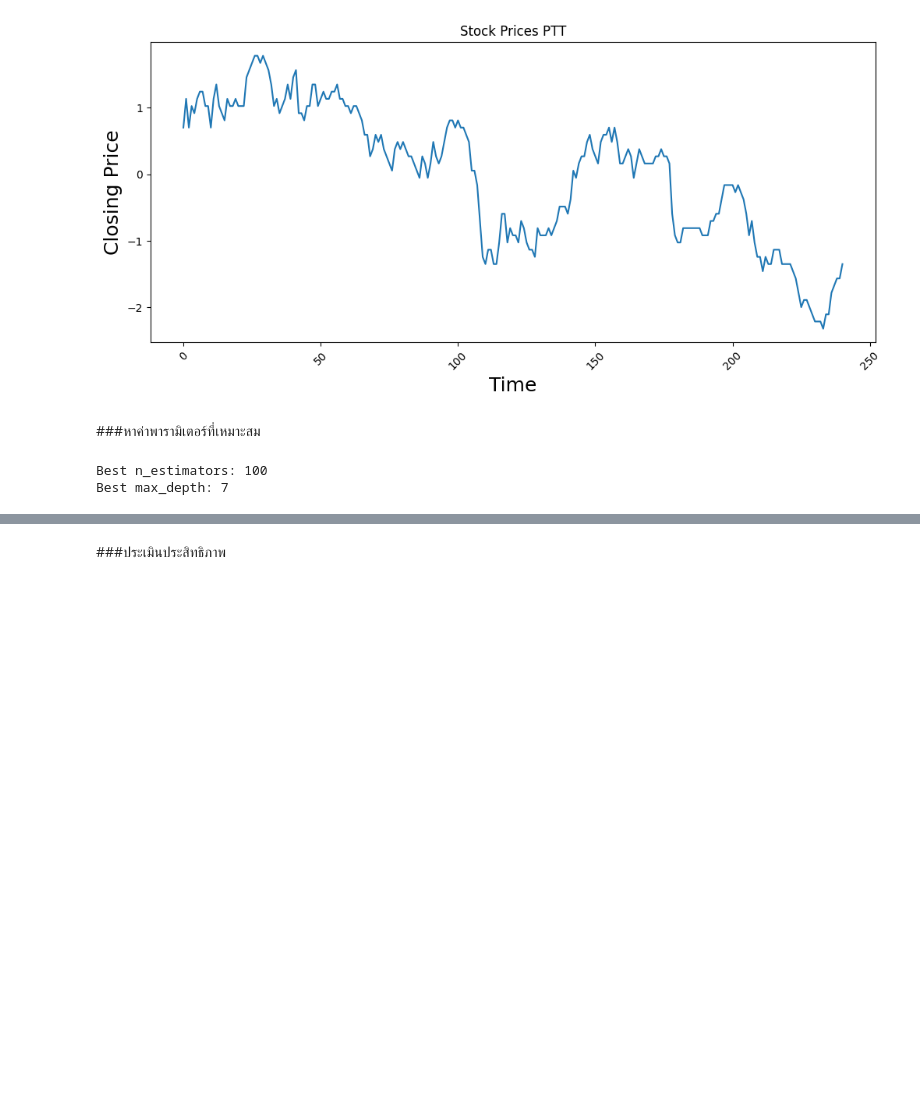
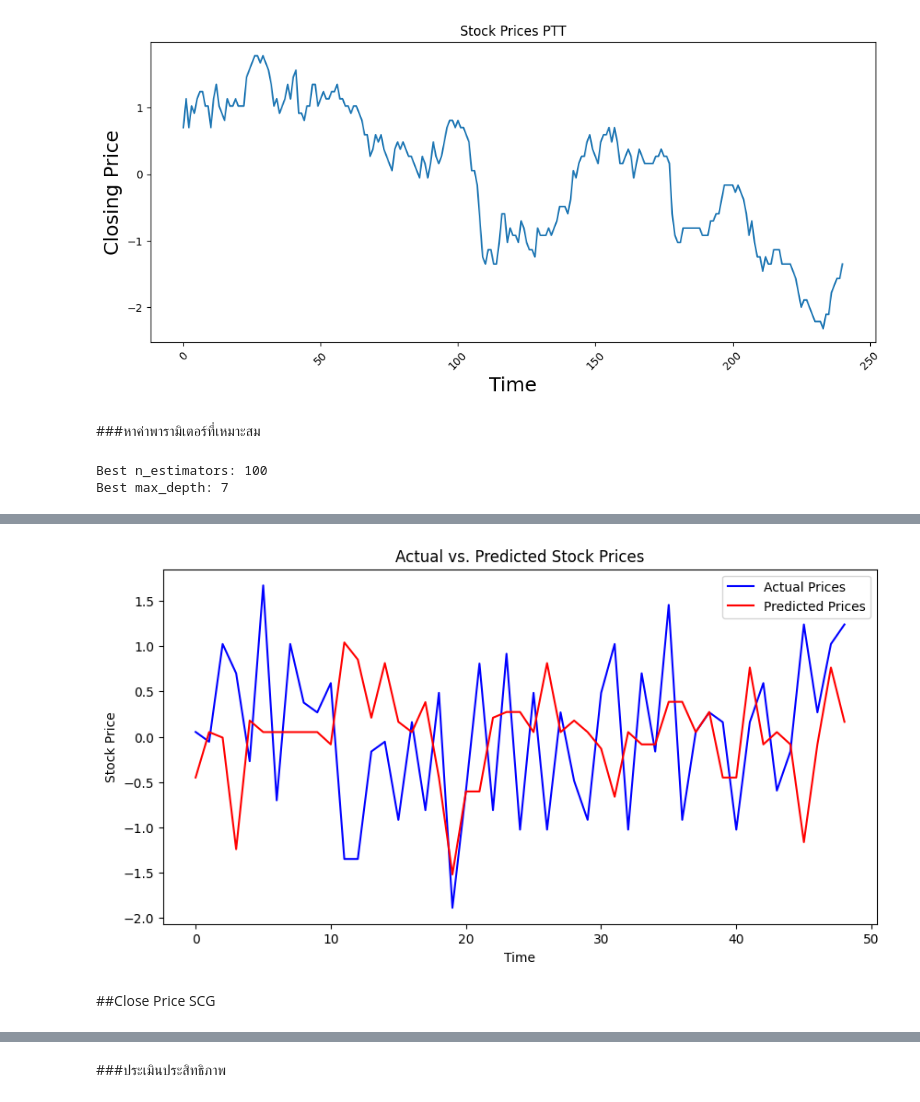
Before and after one commit to SAPUII/Project, a Jupyter notebook: Stock_Price_Forecasting_Model.ipynb, the cells around one changed output, grey strips where cells are left out. Drawn from its saved outputs; the diff is of its cells as text; code cells hidden in the pictures; blank space fills up the shorter version.

```diff
--- a/Stock_Price_Forecasting_Model.ipynb
+++ b/Stock_Price_Forecasting_Model.ipynb
@@ -668,0 +943,24 @@ Learning Rate: 0.4, Mean Squared Error: 0.22213796790876322
+# %%
+import numpy as np
+# Create and train the XGBoost model
+model = xgb.XGBRegressor(
+    n_estimators=50,
+    max_depth=3,
+    learning_rate=0.1,
+    objective='reg:squarederror'
+)
+
+model.fit(X_train, y_train)
+
+# Test the model
+y_pred = model.predict(X_test)
+
+# Evaluate the model
+mse = mean_squared_error(y_test, y_pred)
+rmse = np.sqrt(mse)
+print(f"Root Mean Squared Error (RMSE): {rmse}")
+
+n = len(y_test)
+mape = (1/n) * np.sum(np.abs((y_test - y_pred) / y_test)) *100
+
+print("Mean Absolute Percentage Error (MAPE):", mape)
@@ -668,0 +998,14 @@ Learning Rate: 0.4, Mean Squared Error: 0.22213796790876322
+# %%
+# Compare predictions with actual values using a plot
+plt.figure(figsize=(10, 5))
+plt.plot(y_test.values, label='Actual Prices', color='blue')
+plt.plot(y_pred, label='Predicted Prices', color='red')
+plt.xlabel('Time')
+plt.ylabel('Stock Price')
+plt.legend()
+plt.title('Actual vs. Predicted Stock Prices')
+plt.show()
+# %% [output]
+[figure, added]
+# %% [markdown]
+##Close Price SCG
```
Also changed, not shown: parts of 147 cells of this notebook.
